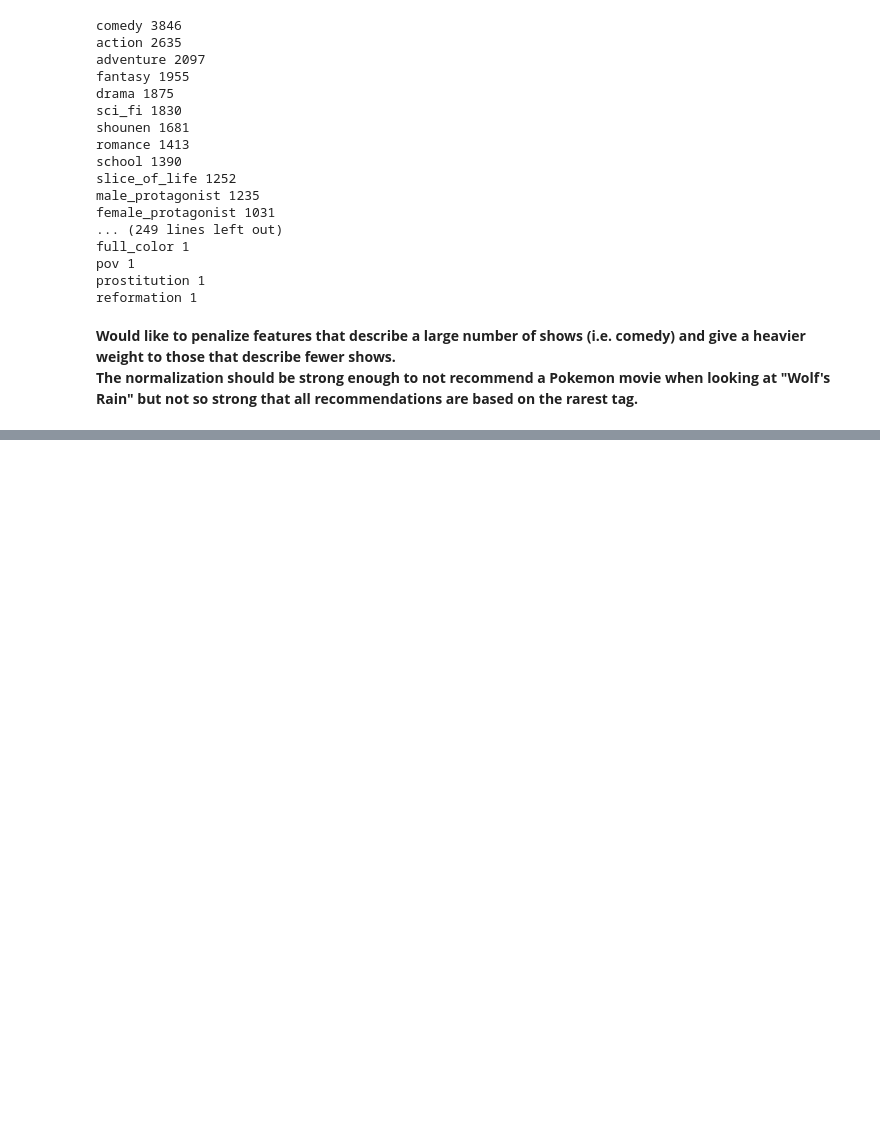
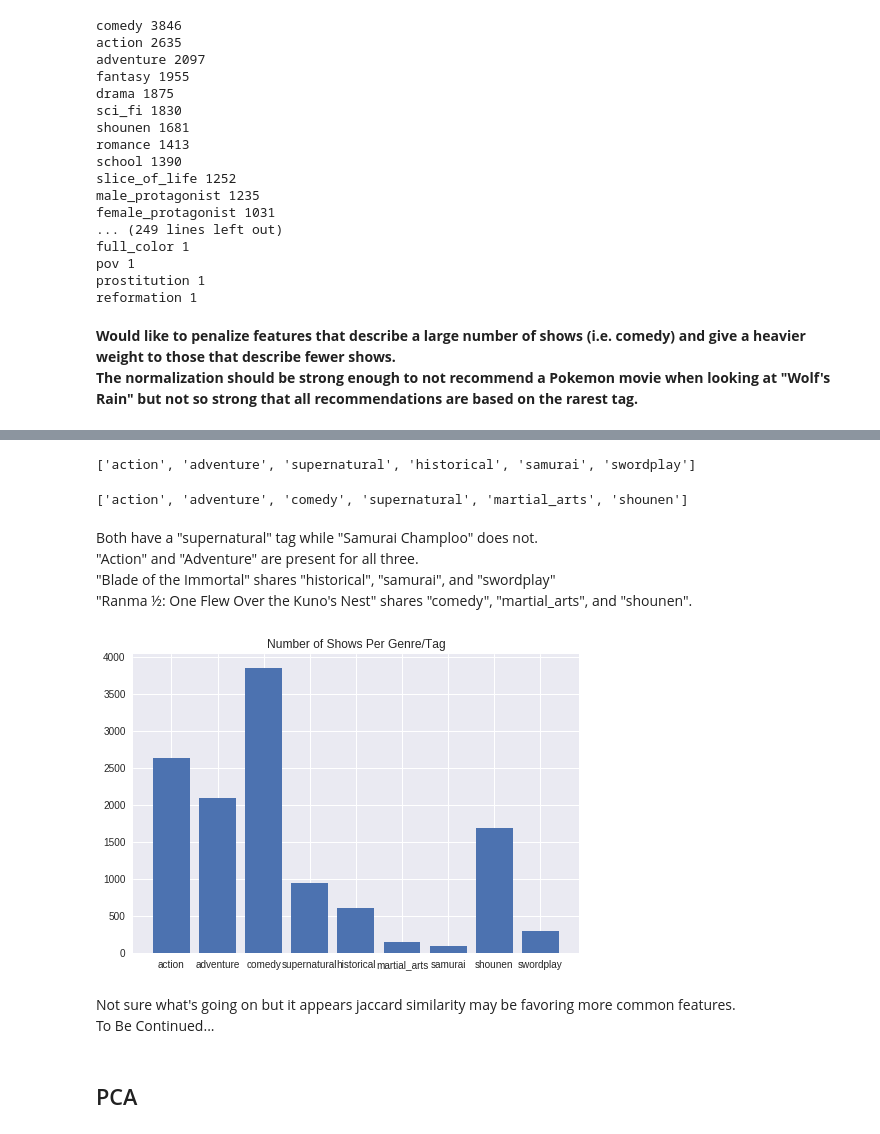
Before and after one commit to sn-ekstrand/content-based-anime-recommender, a Jupyter notebook: initial_eda.ipynb, the cells around one changed output, grey strips where cells are left out. Saved outputs shown, nothing was run; the diff lists cells and outputs as text; code cells hidden in the pictures; blank space fills up the shorter version.

Commit message:
created new search function, compared title similarity, and compared cosine sim and jaccard sim

```diff
--- a/initial_eda.ipynb
+++ b/initial_eda.ipynb
@@ -366,0 +503,34 @@ TypeError: object of type 'float' has no len()
+# %%
+# Blade of the Immortal scored higher with cosine similarity than jaccard similarity
+view_features(get_search_term("Blade of the Immortal"))
+# %% [output]
+['action', 'adventure', 'supernatural', 'historical', 'samurai', 'swordplay']
+# %%
+# "Ranma ½: One Flew Over the Kuno's Nest" scored higher with jaccard similarity than cosine similarity
+view_features(get_search_term("Ranma ½: One Flew Over the Kuno's Nest"))
+# %% [output]
+['action', 'adventure', 'comedy', 'supernatural', 'martial_arts', 'shounen']
+# %% [markdown]
+Both have a "supernatural" tag while "Samurai Champloo" does not.
+"Action" and "Adventure" are present for all three.
+"Blade of the Immortal" shares "historical", "samurai", and "swordplay"
+"Ranma ½: One Flew Over the Kuno's Nest" shares "comedy", "martial_arts", and "shounen".
+# %%
+temp_categories = total_per_feature[total_per_feature.index.isin(['action',
+                                                                  'adventure',
+                                                                  'supernatural',
+                                                                  'historical',
+                                                                  'samurai',
+                                                                  'swordplay',
+                                                                  'comedy',
+                                                                  'martial_arts',
+                                                                  'shounen'])]
+plt.bar(temp_categories.index, temp_categories)
+plt.title('Number of Shows Per Genre/Tag');
+# %% [output]
+[figure, added]
+# %% [markdown]
+Not sure what's going on but it appears jaccard similarity may be favoring more common features.
+To Be Continued...
+# %% [markdown]
+## PCA
```
Also changed, not shown: parts of 29 cells of this notebook.
